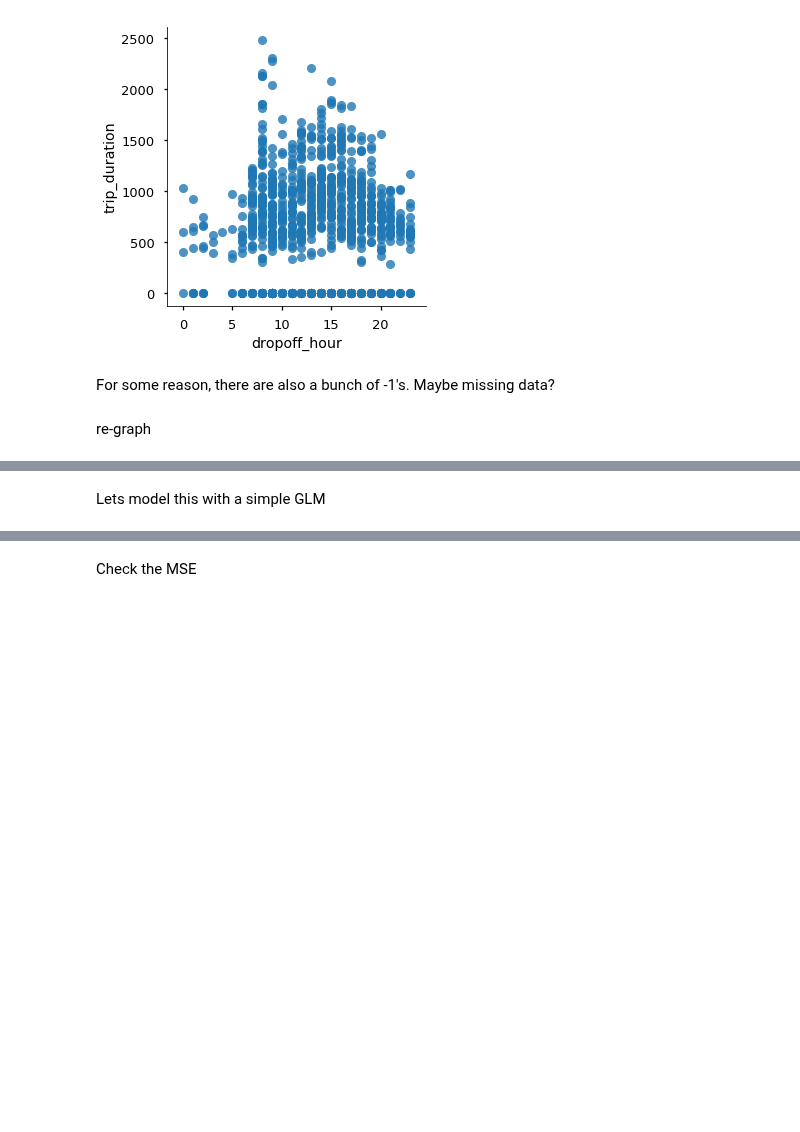
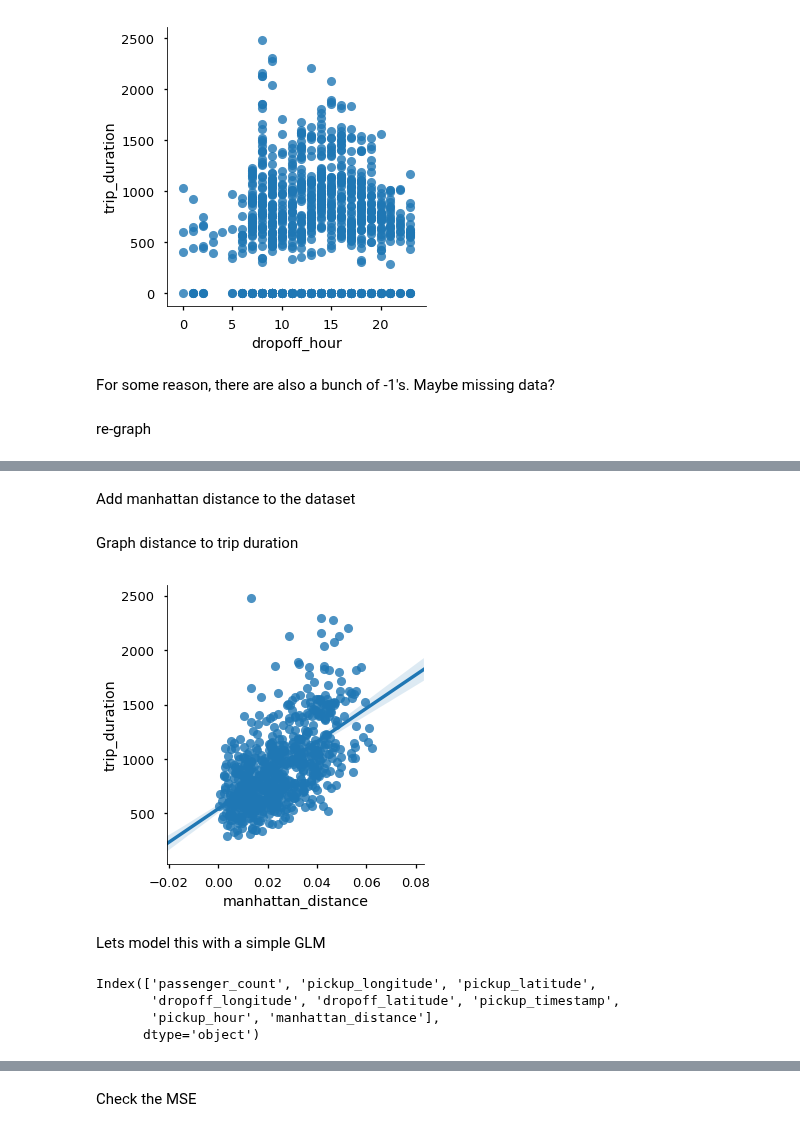
Before and after one commit to colby-j-wise/Probabilistic_Programming, a Jupyter notebook: FinalProject.ipynb, the cells around one changed output, grey strips where cells are left out. Saved outputs shown, nothing was run; the diff lists cells and outputs as text; code cells hidden in the pictures; blank space fills up the shorter version.

```diff
--- a/FinalProject.ipynb
+++ b/FinalProject.ipynb
@@ -135,3 +135,18 @@ plt.show()
+# %% [markdown]
+Add manhattan distance to the dataset
+# %%
+def add_manhattan_distance(data):
+    data["manhattan_distance"] = abs(data["pickup_longitude"] - data["dropoff_longitude"] + \
+                                 data["pickup_latitude"] - data["dropoff_latitude"])
+    return data
+ues_to_msh = add_manhattan_distance(ues_to_msh)
+# %% [markdown]
+Graph distance to trip duration
+# %%
+sns.lmplot(x="manhattan_distance", y="trip_duration", data=ues_to_msh, fit_reg=True)
+plt.show()
+# %% [output]
+[figure, added]
 # %% [markdown]
 Lets model this with a simple GLM
 # %%
@@ -153,3 +168,10 @@ y = y.reset_index().drop(["index"], axis=1).iloc[:, 0]
+# %%
+print(x.columns)
+# %% [output]
+Index(['passenger_count', 'pickup_longitude', 'pickup_latitude',
+       'dropoff_longitude', 'dropoff_latitude', 'pickup_timestamp',
+       'pickup_hour', 'manhattan_distance'],
+      dtype='object')
 # %%
 train_indices = np.random.choice(x.shape[0], size=int(x.shape[0] * 0.1), replace=False)
 
```
Also changed, not shown: parts of 7 cells of this notebook.
